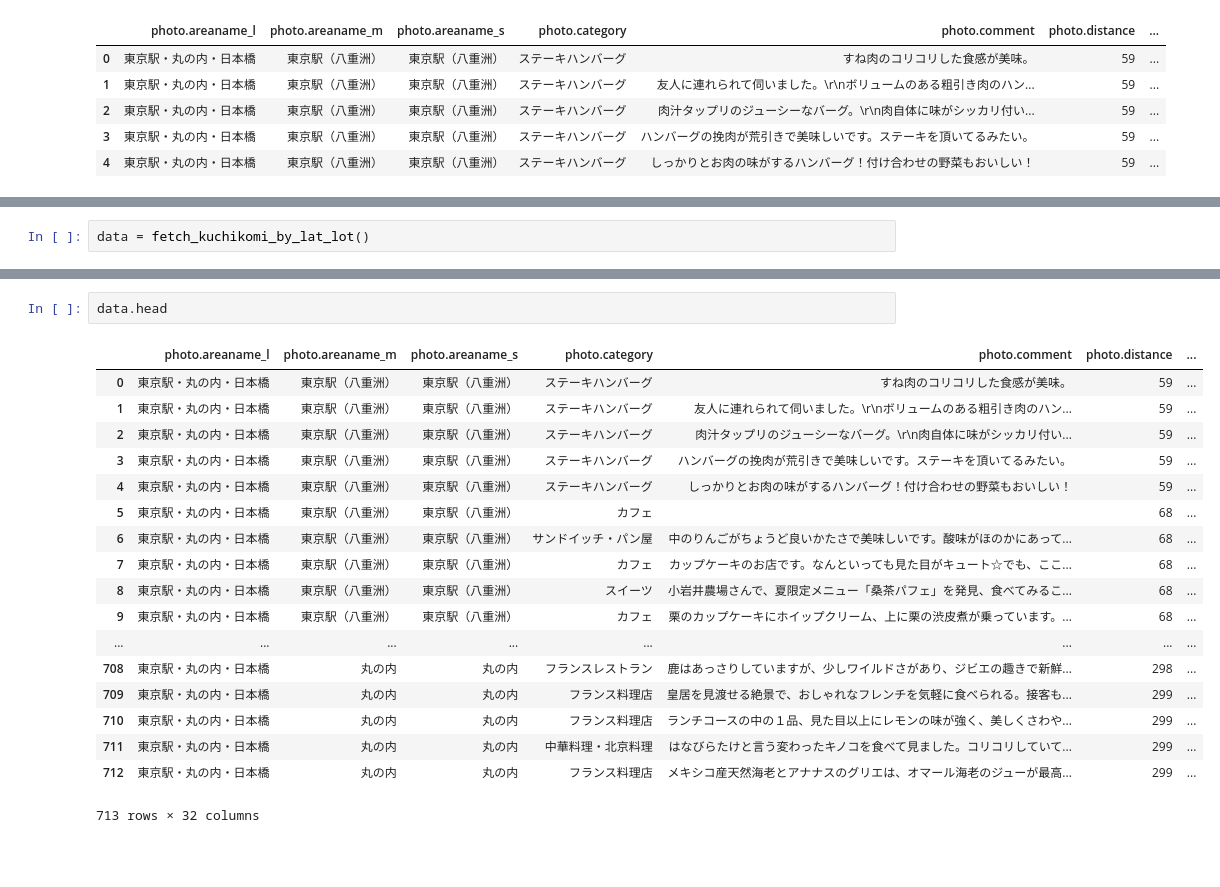
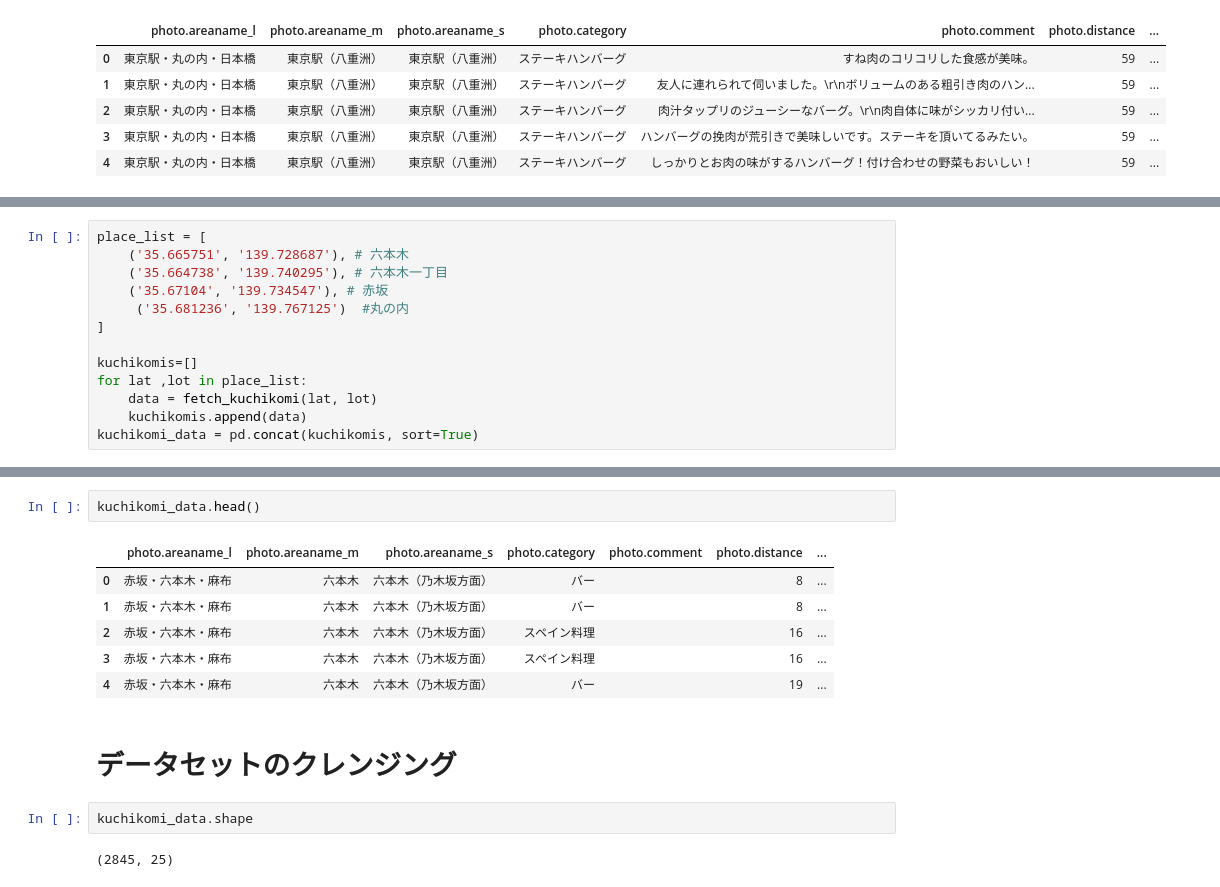
Before and after one commit to hiroaki8388/zono, a Jupyter notebook: scraping/gurunabi_api.ipynb, the cells around one changed output, grey strips where cells are left out. Saved outputs shown, nothing was run; the diff lists cells and outputs as text; blank space fills up the shorter version.

```diff
--- a/scraping/gurunabi_api.ipynb
+++ b/scraping/gurunabi_api.ipynb
@@ -124,5 +135,3 @@ def fetch_kuchikomi_by_lat_lot(lat='35.681236',  lot='139.767125'):
         coms_df_list.append(coms_df)
 
     return pd.concat(coms_df_list, ignore_index=True)[use_columns]
-# %%
-data = fetch_kuchikomi_by_lat_lot()
@@ -151,0 +138,13 @@ To retain the current behavior and silence the warning, pass 'sort=True'.
+# %%
+place_list = [
+    ('35.665751', '139.728687'), # 六本木
+    ('35.664738', '139.740295'), # 六本木一丁目
+    ('35.67104', '139.734547'), # 赤坂
+     ('35.681236', '139.767125')  #丸の内
+]
+
+kuchikomis=[]
+for lat ,lot in place_list:
+    data = fetch_kuchikomi(lat, lot)
+    kuchikomis.append(data)
+kuchikomi_data = pd.concat(kuchikomis, sort=True)
@@ -152,21 +176,15 @@ To retain the current behavior and silence the warning, pass 'sort=True'.
 # %%
-data.head
+kuchikomi_data.head()
 # %% [output]
 |  | photo.areaname_l | photo.areaname_m | photo.areaname_s | photo.category | photo.comment | photo.distance | ... |
-| 0 | 東京駅・丸の内・日本橋 | 東京駅（八重洲） | 東京駅（八重洲） | ステーキハンバーグ | すね肉のコリコリした食感が美味。 | 59 | ... |
-| 1 | 東京駅・丸の内・日本橋 | 東京駅（八重洲） | 東京駅（八重洲） | ステーキハンバーグ | 友人に連れられて伺いました。\r\nボリュームのある粗引き肉のハン... | 59 | ... |
-| 2 | 東京駅・丸の内・日本橋 | 東京駅（八重洲） | 東京駅（八重洲） | ステーキハンバーグ | 肉汁タップリのジューシーなバーグ。\r\n肉自体に味がシッカリ付い... | 59 | ... |
-| 3 | 東京駅・丸の内・日本橋 | 東京駅（八重洲） | 東京駅（八重洲） | ステーキハンバーグ | ハンバーグの挽肉が荒引きで美味しいです。ステーキを頂いてるみたい。 | 59 | ... |
-| 4 | 東京駅・丸の内・日本橋 | 東京駅（八重洲） | 東京駅（八重洲） | ステーキハンバーグ | しっかりとお肉の味がするハンバーグ！付け合わせの野菜もおいしい！ | 59 | ... |
-| 5 | 東京駅・丸の内・日本橋 | 東京駅（八重洲） | 東京駅（八重洲） | カフェ |  | 68 | ... |
-| 6 | 東京駅・丸の内・日本橋 | 東京駅（八重洲） | 東京駅（八重洲） | サンドイッチ・パン屋 | 中のりんごがちょうど良いかたさで美味しいです。酸味がほのかにあって... | 68 | ... |
-| 7 | 東京駅・丸の内・日本橋 | 東京駅（八重洲） | 東京駅（八重洲） | カフェ | カップケーキのお店です。なんといっても見た目がキュート☆でも、ここ... | 68 | ... |
-| 8 | 東京駅・丸の内・日本橋 | 東京駅（八重洲） | 東京駅（八重洲） | スイーツ | 小岩井農場さんで、夏限定メニュー「桑茶パフェ」を発見、食べてみるこ... | 68 | ... |
-| 9 | 東京駅・丸の内・日本橋 | 東京駅（八重洲） | 東京駅（八重洲） | カフェ | 栗のカップケーキにホイップクリーム、上に栗の渋皮煮が乗っています。... | 68 | ... |
-| ... | ... | ... | ... | ... | ... | ... | ... |
-| 708 | 東京駅・丸の内・日本橋 | 丸の内 | 丸の内 | フランスレストラン | 鹿はあっさりしていますが、少しワイルドさがあり、ジビエの趣きで新鮮... | 298 | ... |
-| 709 | 東京駅・丸の内・日本橋 | 丸の内 | 丸の内 | フランス料理店 | 皇居を見渡せる絶景で、おしゃれなフレンチを気軽に食べられる。接客も... | 299 | ... |
-| 710 | 東京駅・丸の内・日本橋 | 丸の内 | 丸の内 | フランス料理店 | ランチコースの中の１品、見た目以上にレモンの味が強く、美しくさわや... | 299 | ... |
-| 711 | 東京駅・丸の内・日本橋 | 丸の内 | 丸の内 | 中華料理・北京料理 | はなびらたけと言う変わったキノコを食べて見ました。コリコリしていて... | 299 | ... |
-| 712 | 東京駅・丸の内・日本橋 | 丸の内 | 丸の内 | フランス料理店 | メキシコ産天然海老とアナナスのグリエは、オマール海老のジューが最高... | 299 | ... |
+| 0 | 赤坂・六本木・麻布 | 六本木 | 六本木（乃木坂方面） | バー |  | 8 | ... |
+| 1 | 赤坂・六本木・麻布 | 六本木 | 六本木（乃木坂方面） | バー |  | 8 | ... |
+| 2 | 赤坂・六本木・麻布 | 六本木 | 六本木（乃木坂方面） | スペイン料理 |  | 16 | ... |
+| 3 | 赤坂・六本木・麻布 | 六本木 | 六本木（乃木坂方面） | スペイン料理 |  | 16 | ... |
+| 4 | 赤坂・六本木・麻布 | 六本木 | 六本木（乃木坂方面） | バー |  | 19 | ... |
-713 rows × 32 columns
+# %% [markdown]
+# データセットのクレンジング
+# %%
+kuchikomi_data.shape
+# %% [output]
+(2845, 25)
```
Also changed, not shown: parts of 25 cells of this notebook.
